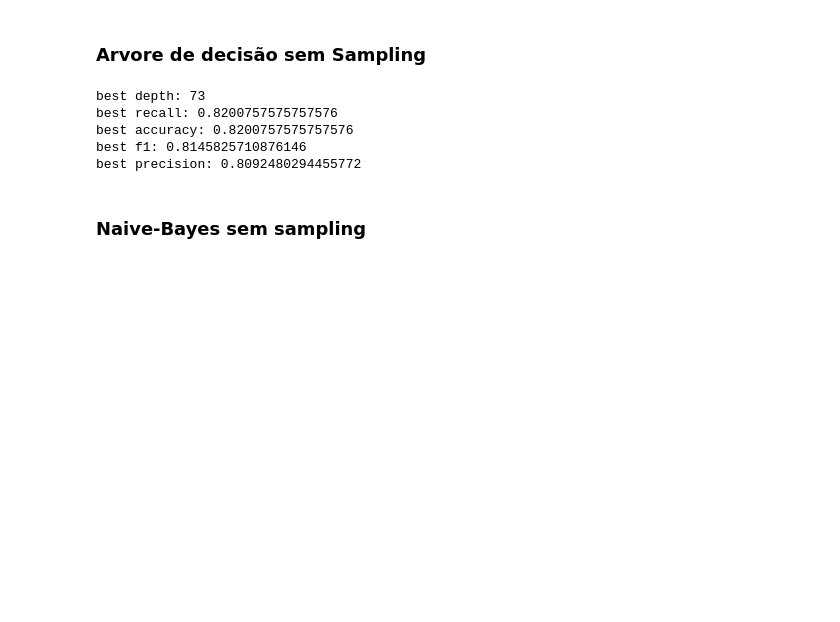
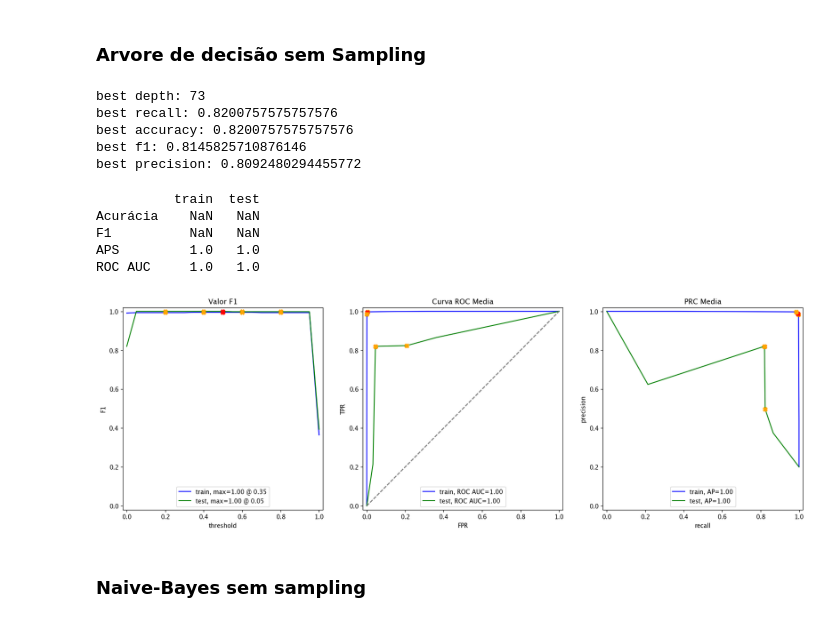
Before and after one commit to ufrrj-labweb/Visage-V1.1., a Jupyter notebook: notebooks/exploratory/Boost_Classifiers.ipynb, the cells around one changed output. Saved outputs shown, nothing was run; the diff lists cells and outputs as text; code cells hidden in the pictures; blank space fills up the shorter version.

```diff
--- a/notebooks/exploratory/Boost_Classifiers.ipynb
+++ b/notebooks/exploratory/Boost_Classifiers.ipynb
@@ -487,3 +509,12 @@ pickle.dump(model, open("DecisionTreeClassificationModel.pkl", "wb"))
+# %%
+MetricsProcessing().evaluate_model(best_model,train_data.toarray(),train_target,test_data.toarray(),test_target)
+# %% [output]
+          train  test
+Acurácia    NaN   NaN
+F1          NaN   NaN
+APS         1.0   1.0
+ROC AUC     1.0   1.0
+[figure, added]
 # %% [markdown]
 ### Naive-Bayes sem sampling
 # %%
```
Also changed, not shown: parts of 35 cells of this notebook, 1 other file.
